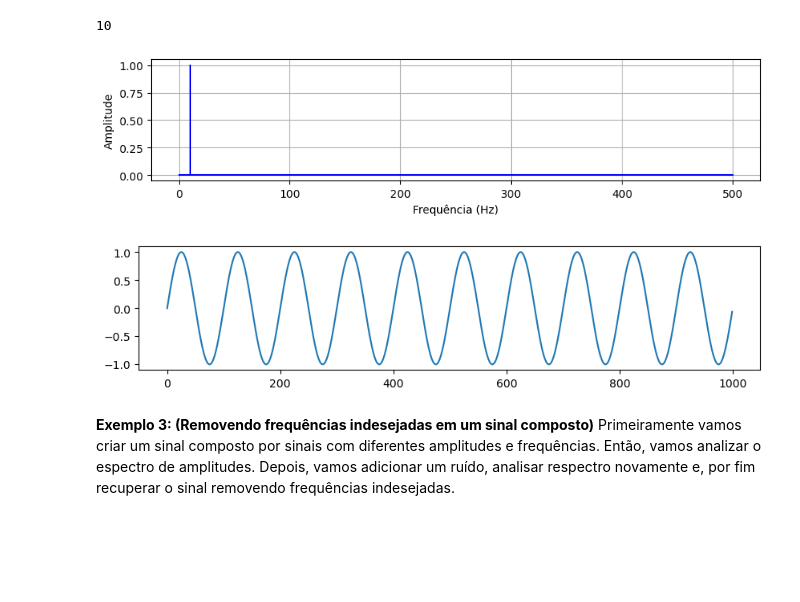
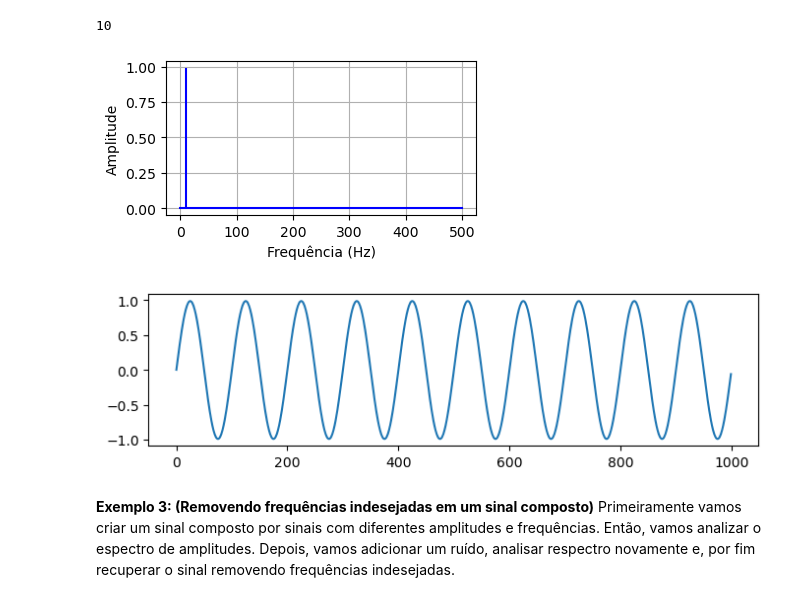
Before and after one commit to tiagoburiol/MatComp_IV, a Jupyter notebook: 04_transformada_discreta_de_fourier.ipynb, the cells around one changed output. Cells and saved outputs as stored; diff of their text form; code cells hidden in the pictures; blank space fills up the shorter version.

```diff
--- a/04_transformada_discreta_de_fourier.ipynb
+++ b/04_transformada_discreta_de_fourier.ipynb
@@ -262,32 +346,33 @@ ax.grid()
 # %%
 # identificando a frequência com maior amplitude
-amps = np.abs(Fr/(N/2))
+amps = np.abs(2*Fr/(N))
 np.argmax(amps)
 # %% [output]
 10
 # %%
 # zerando todas as amplitudes maiores ou iquais que 0.5
-Fr = np.where(amps<0.5,0,Fr)
+amps = np.where(amps<0.5,0,amps)
 
 # Plota
 fig, ax = plt.subplots()
 ax.stem(freqs, amps,'b', markerfmt=" ", basefmt="-b")
 ax.set_xlabel('Frequência (Hz)')
 ax.set_ylabel('Amplitude')
 ax.grid()
 # %% [output]
-[figure, old version]
+[figure, new version]
 # %%
 # aplicando a inversa
 from scipy.fft import irfft
+Fr = np.where(amps<0.5,0,Fr)
 
 # Obtendo o sinal filtrado com a inversa
 sf = irfft(Fr)
-
+fig, ax = plt.subplots(figsize = (8,2))
 plt.plot(sf)
 plt.show()
 # %% [output]
-[figure, old version]
+[figure, new version]
 # %% [markdown]
 **Exemplo 3: (Removendo frequências indesejadas em um sinal composto)**
 Primeiramente vamos criar um sinal composto por sinais com diferentes amplitudes e frequências. Então, vamos analizar o espectro de amplitudes. Depois, vamos adicionar um ruído, analisar respectro novamente e, por fim recuperar o sinal removendo frequências indesejadas.
```
Also changed, not shown: parts of 27 cells of this notebook.
